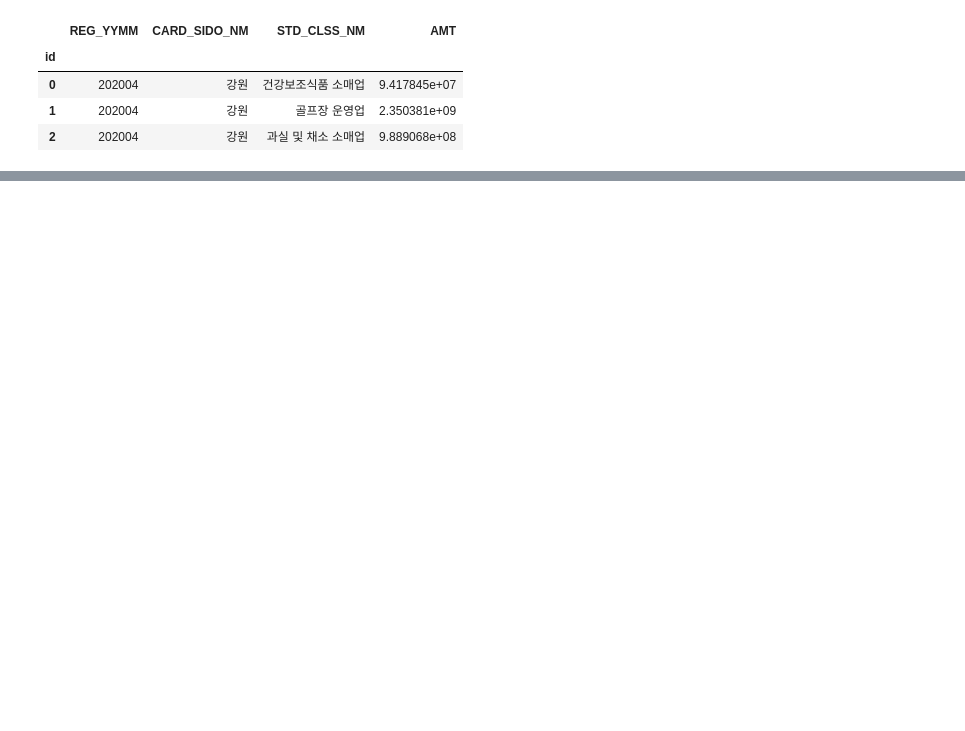
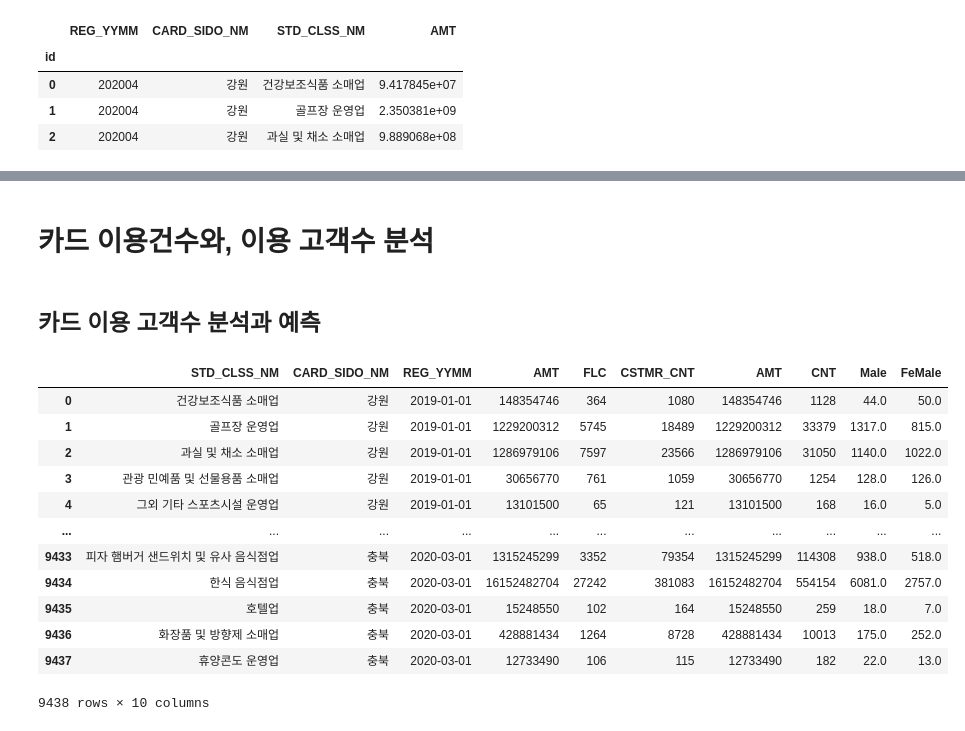
Before and after one commit to brainer3220/Jeju_CreditCard_Compete, a Jupyter notebook: 제주_빅데이터_경진대회.ipynb, the cells around one changed output, grey strips where cells are left out. Drawn from its saved outputs; the diff is of its cells as text; code cells hidden in the pictures; blank space fills up the shorter version.

```diff
--- a/제주_빅데이터_경진대회.ipynb
+++ b/제주_빅데이터_경진대회.ipynb
@@ -549,3 +668,32 @@ fig = px.scatter_3d(Submission, x=pd.to_datetime(Submission['REG_YYMM'], format=
 fig.show()
 # %% [output]
 [interactive output not drawn]
+# %% [markdown]
+# 카드 이용건수와, 이용 고객수 분석
+# %% [markdown]
+## 카드 이용 고객수 분석과 예측
+# %%
+tmp = df.groupby(['REG_YYMM', 'CARD_SIDO_NM','STD_CLSS_NM']).sum()
+tmp.reset_index(level=2, inplace=True)
+tmp.reset_index(level=1, inplace=True)
+tmp.reset_index(level=0, inplace=True)
+
+del tmp['REG_YYMM'], tmp['CARD_SIDO_NM'], tmp['STD_CLSS_NM']
+tmp = pd.concat([SidoToClassByDate, tmp], axis=1)
+tmp
+
+# SidoToClassByDate
+# %% [output]
+|  | STD_CLSS_NM | CARD_SIDO_NM | REG_YYMM | AMT | FLC | CSTMR_CNT | AMT | CNT | Male | FeMale |
+| 0 | 건강보조식품 소매업 | 강원 | 2019-01-01 | 148354746 | 364 | 1080 | 148354746 | 1128 | 44.0 | 50.0 |
+| 1 | 골프장 운영업 | 강원 | 2019-01-01 | 1229200312 | 5745 | 18489 | 1229200312 | 33379 | 1317.0 | 815.0 |
+| 2 | 과실 및 채소 소매업 | 강원 | 2019-01-01 | 1286979106 | 7597 | 23566 | 1286979106 | 31050 | 1140.0 | 1022.0 |
+| 3 | 관광 민예품 및 선물용품 소매업 | 강원 | 2019-01-01 | 30656770 | 761 | 1059 | 30656770 | 1254 | 128.0 | 126.0 |
+| 4 | 그외 기타 스포츠시설 운영업 | 강원 | 2019-01-01 | 13101500 | 65 | 121 | 13101500 | 168 | 16.0 | 5.0 |
+| ... | ... | ... | ... | ... | ... | ... | ... | ... | ... | ... |
+| 9433 | 피자 햄버거 샌드위치 및 유사 음식점업 | 충북 | 2020-03-01 | 1315245299 | 3352 | 79354 | 1315245299 | 114308 | 938.0 | 518.0 |
+| 9434 | 한식 음식점업 | 충북 | 2020-03-01 | 16152482704 | 27242 | 381083 | 16152482704 | 554154 | 6081.0 | 2757.0 |
+| 9435 | 호텔업 | 충북 | 2020-03-01 | 15248550 | 102 | 164 | 15248550 | 259 | 18.0 | 7.0 |
+| 9436 | 화장품 및 방향제 소매업 | 충북 | 2020-03-01 | 428881434 | 1264 | 8728 | 428881434 | 10013 | 175.0 | 252.0 |
+| 9437 | 휴양콘도 운영업 | 충북 | 2020-03-01 | 12733490 | 106 | 115 | 12733490 | 182 | 22.0 | 13.0 |
+9438 rows × 10 columns
```
Also changed, not shown: parts of 23 cells of this notebook.
